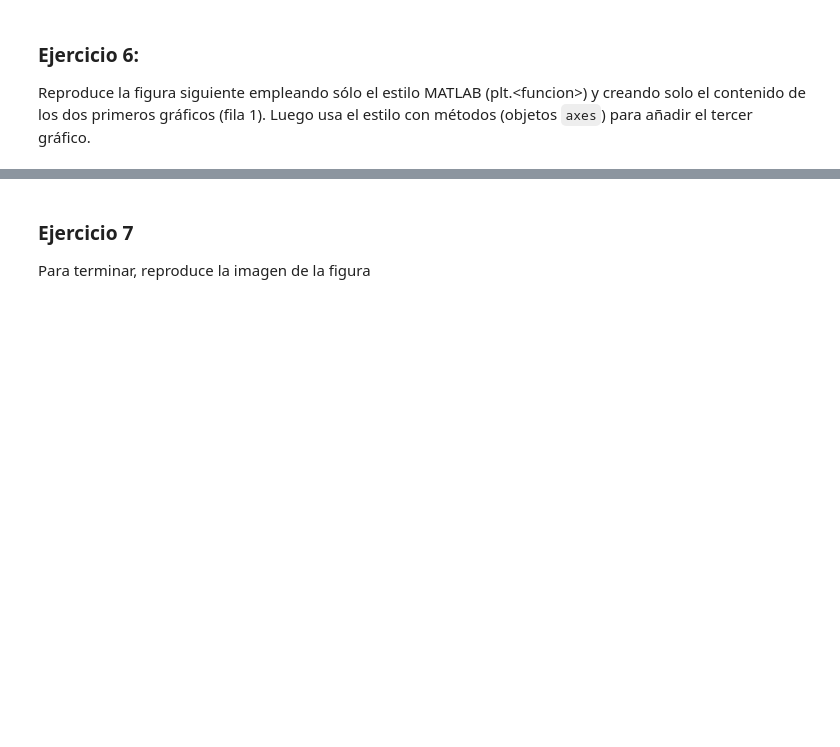
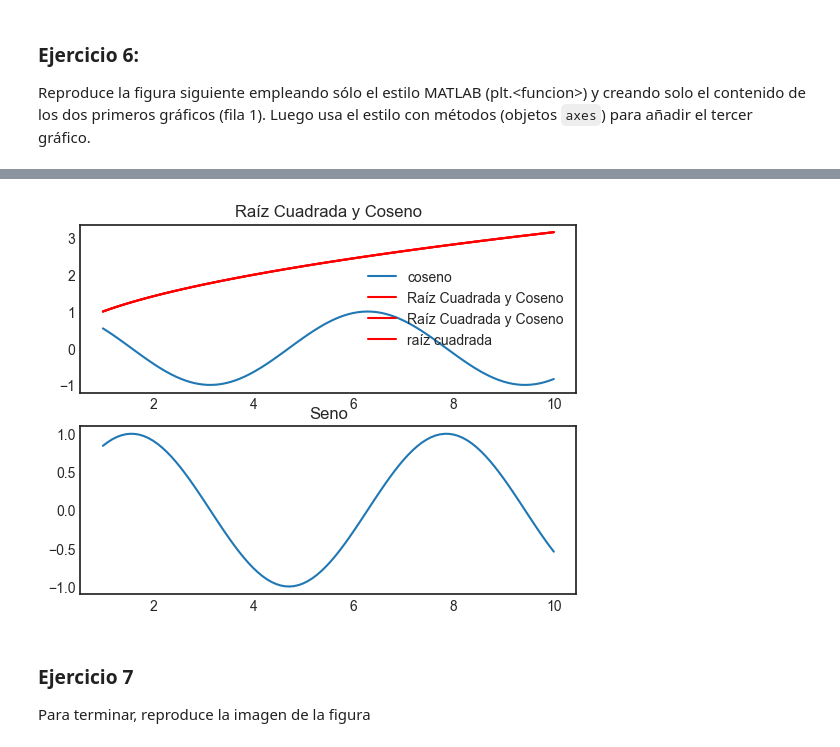
Before and after one commit to arratealduzin/Repo-ejercicos, a Jupyter notebook: 03_Data_Analysis/Sprint_08/Unidad_01_Visualizacion_Basica_Matplotlib/02_Ejercicios_Workout/10_Ejercicios_Basicos.ipynb, the cells around one changed output, grey strips where cells are left out. Saved outputs shown, nothing was run; the diff lists cells and outputs as text; code cells hidden in the pictures; blank space fills up the shorter version.

```diff
--- a/03_Data_Analysis/Sprint_08/Unidad_01_Visualizacion_Basica_Matplotlib/02_Ejercicios_Workout/10_Ejercicios_Basicos.ipynb
+++ b/03_Data_Analysis/Sprint_08/Unidad_01_Visualizacion_Basica_Matplotlib/02_Ejercicios_Workout/10_Ejercicios_Basicos.ipynb
@@ -106,3 +116,10 @@ Reproduce la figura siguiente empleando sólo el estilo MATLAB (plt.\<funcion>\)
+# %%
+ax[0].plot(x, np.sqrt(x), "r", label= "raíz cuadrada")
+ax[0].set_title("Raíz Cuadrada y Coseno")
+ax[0].legend()
+fig
+# %% [output]
+[figure, added]
 # %% [markdown]
 ### Ejercicio 7
 
```
Also changed, not shown: parts of 2 cells of this notebook.
